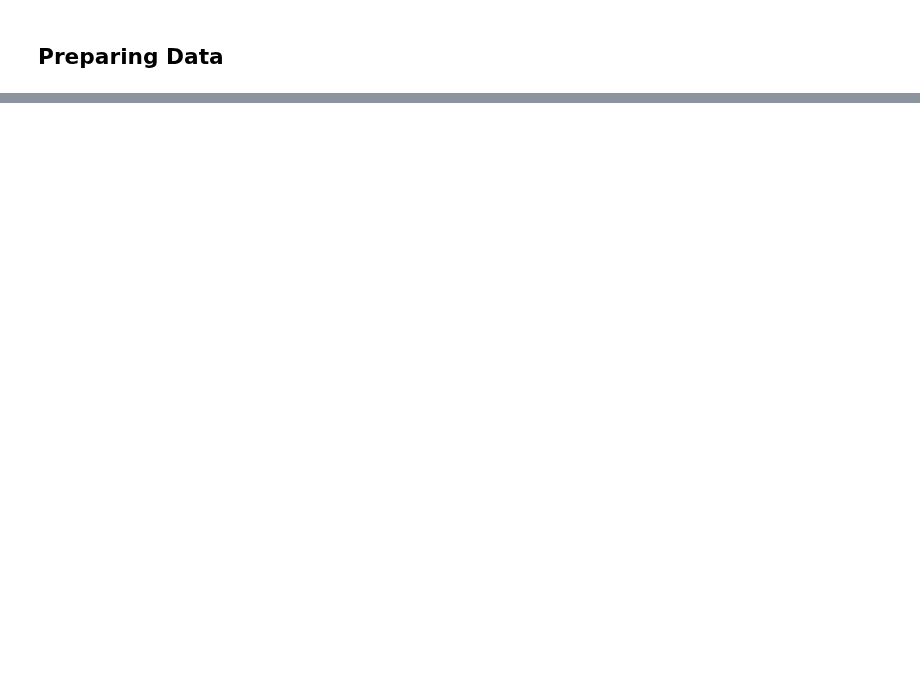
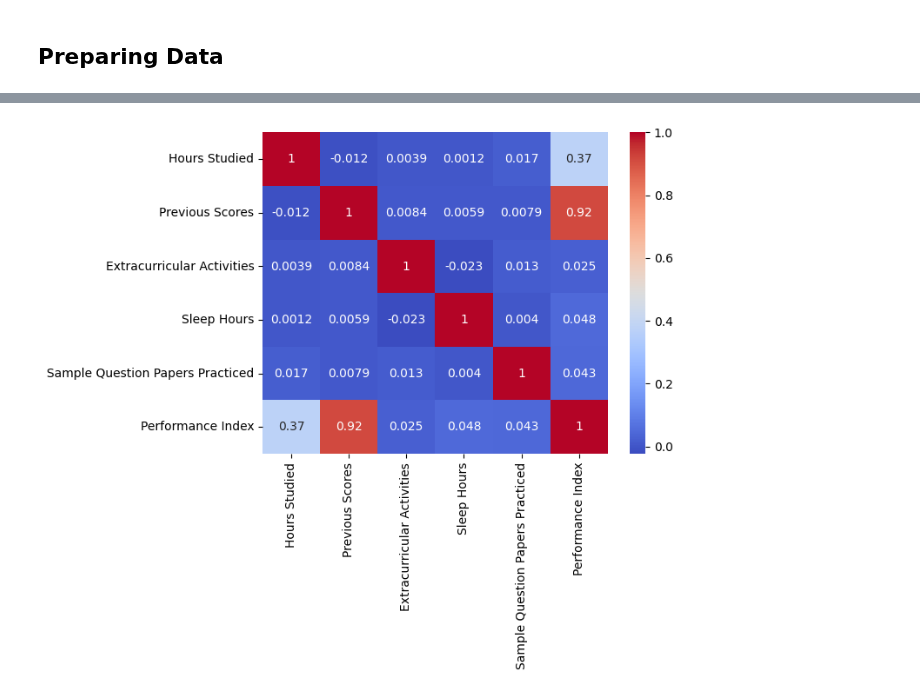
Before and after one commit to sumana-2705/Predicting-Student-Performance-Index, a Jupyter notebook: Predicting Student performance index.ipynb, the cells around one changed output, grey strips where cells are left out. Cells and saved outputs as stored; diff of their text form; code cells hidden in the pictures; blank space fills up the shorter version.

```diff
--- a/Predicting Student performance index.ipynb
+++ b/Predicting Student performance index.ipynb
@@ -349,0 +20,3 @@ In conclusion, the model demonstrates promising performance with training set co
+# %%
+data = pd.read_csv('/content/Student_Performance.csv')
+data.head()
@@ -349,0 +58,13 @@ In conclusion, the model demonstrates promising performance with training set co
+# %%
+df_encoded = data.copy()
+
+# Encoding Categorical Column
+df_encoded['Extracurricular Activities'] = df_encoded['Extracurricular Activities'].map({'Yes':1, 'No':0})
+
+
+sns.heatmap(df_encoded.corr(), annot=True, cmap="coolwarm")
+plt.show()
+
+# Previous Scores, Hours Studied has strong correlation with Performance index
+# %% [output]
+[figure, added]
```
Also changed, not shown: parts of 58 cells of this notebook.
